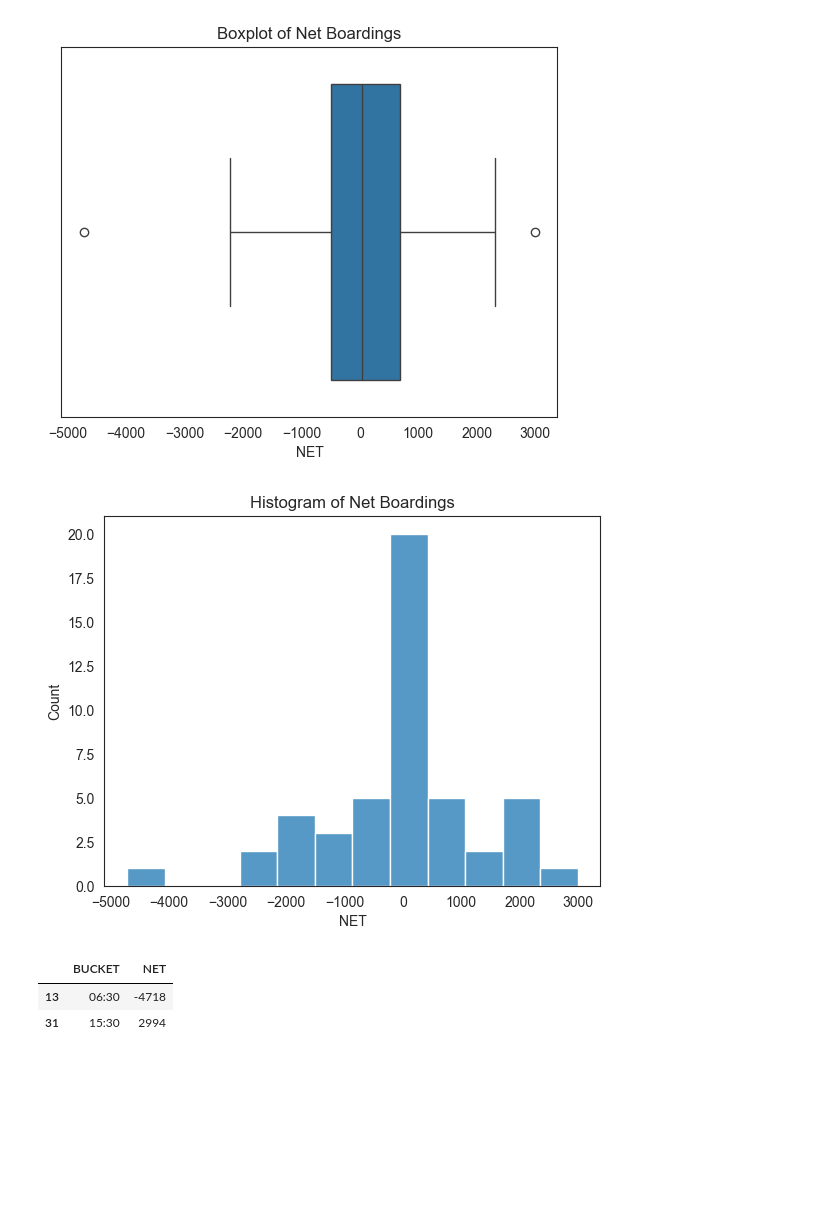
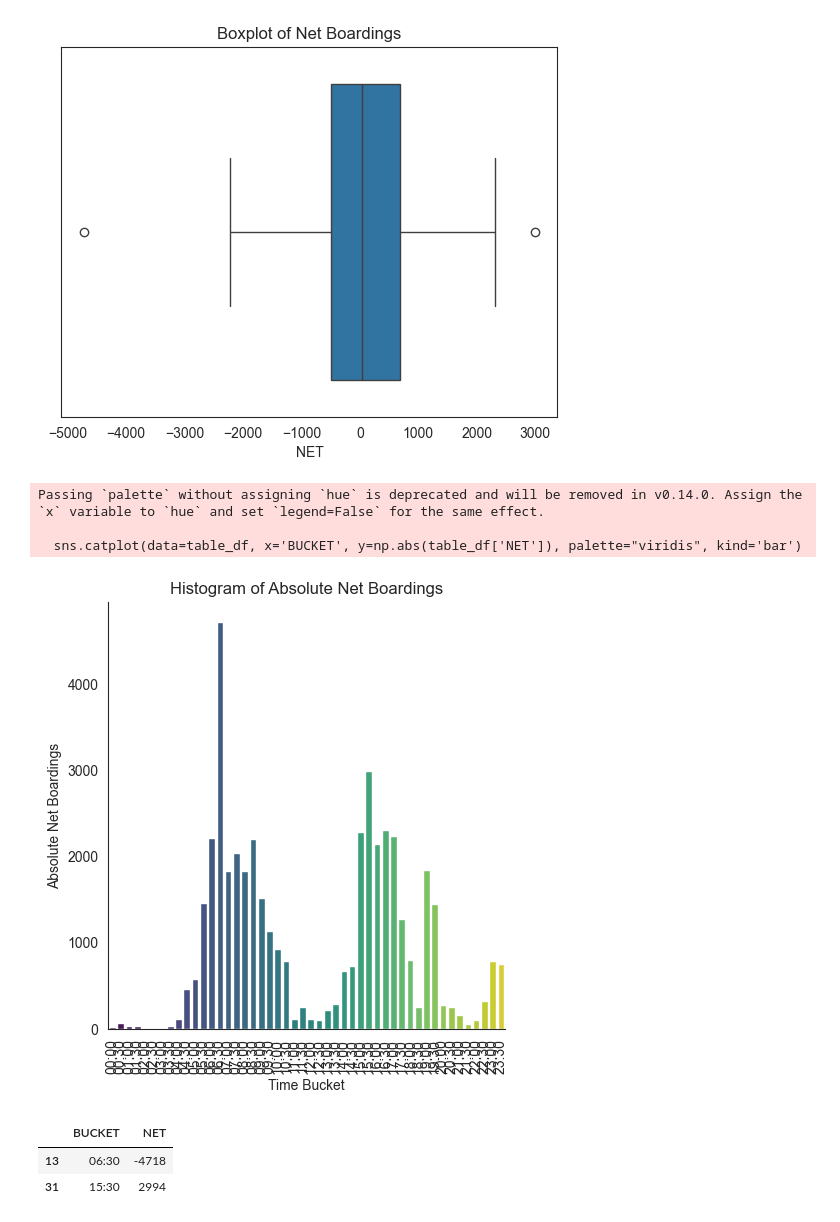
Before and after one commit to morgan1461/WMC-dashboard, a Jupyter notebook: analysis_notebooks/med_center_peak_analysis.ipynb, the cells around one changed output. Saved outputs shown, nothing was run; the diff lists cells and outputs as text; code cells hidden in the pictures; blank space fills up the shorter version.

Commit message:
Analyze the peak hours of the med center shuttle with upeer 25% quantiles

```diff
--- a/analysis_notebooks/med_center_peak_analysis.ipynb
+++ b/analysis_notebooks/med_center_peak_analysis.ipynb
@@ -112,3 +112,23 @@ plt.xticks(rotation=90, ticks=range(0, len(mc_df['BUCKET'].unique()), 2))
 plt.show()
 # %% [output]
 [figure]
+# %%
+# Add all the stops to one DF
+# apr_mc_df
+
+temp = apr_mc_df[['DATE', 'ARRIVAL', 'STOP_ID', 'BOARDINGS', 'ALIGHTINGS']]
+
+# combine date and arrival time to single col
+temp['TIME'] = pd.to_datetime(temp['DATE'].astype(str) + ' ' + temp['ARRIVAL'].dt.time.astype(str))
+
+temp.drop(['ARRIVAL'], axis=1, inplace=True)
+
+# true 30 min buckets to determine peak periods
+temp['BUCKET'] = temp['TIME'].dt.floor('30min').dt.strftime('%H:%M')
+
+mc_df = temp.copy()
+
+# create a 'net' colum as boardings - alightings
+# directional, negative indicates bus 'emptying' passengers, positive indicates bus 'filling' passengers
+all_stops_df = temp.copy()
+all_stops_df['NET'] = all_stops_df['BOARDINGS'] - all_stops_df['ALIGHTINGS'] # net indicates PER STOP
@@ -117,11 +197,15 @@ plt.show()
 - Clear inbound vs outbound hours
 - Inbound appears to peak from approximately 4am - 10am
 - Outbound appears to peak from approximately 3pm - 8pm ish
+# %%
+uh_doan_mc_df = mc_df[mc_df['STOP_ID'].isin([37, 401])]
+uh_doan_mc_df['NET'] = uh_doan_mc_df['BOARDINGS'] - uh_doan_mc_df['ALIGHTINGS']
+uh_doan_mc_df.sort_values(by = "BUCKET", inplace=True)
 # %%
 # sort by time bucket and include the avg magnitude
 table_df = (
-    mc_df # already sorted by time bucket
-    .groupby("BUCKET", as_index=False)["NET"].sum() # pos = outbound, neg = inbound
+    uh_doan_mc_df # already sorted by time bucket
+    .groupby("BUCKET", as_index=False)[["NET", "BOARDINGS", "ALIGHTINGS"]].sum() # pos = outbound, neg = inbound
 )
 
 table_df
@@ -156,11 +240,19 @@ plt.show()
 # %% [output]
 [figure]
 # %%
-sns.histplot(data=table_df, x='NET')
-plt.title('Histogram of Net Boardings')
+import numpy as np
+
+sns.catplot(data=table_df, x='BUCKET', y=np.abs(table_df['NET']), palette="viridis", kind='bar')
+plt.title('Histogram of Absolute Net Boardings')
+plt.ylabel('Absolute Net Boardings')
+plt.xlabel('Time Bucket')
+plt.xticks(rotation=90)
 plt.show()
 # %% [output]
+Passing `palette` without assigning `hue` is deprecated and will be removed in v0.14.0. Assign the `x` variable to `hue` and set `legend=False` for the same effect.
+
+  sns.catplot(data=table_df, x='BUCKET', y=np.abs(table_df['NET']), palette="viridis", kind='bar')
-[figure, old version]
+[figure, new version]
 # %%
 # Set thresholds
 ib_outlier_threshold = -3000
```
Also changed, not shown: parts of 14 cells of this notebook.
